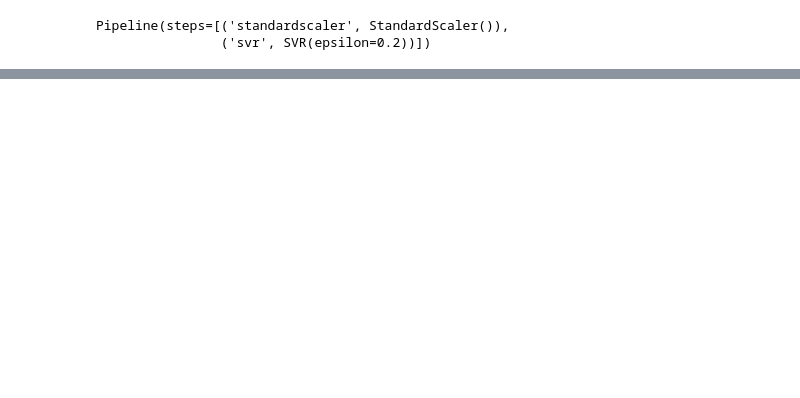
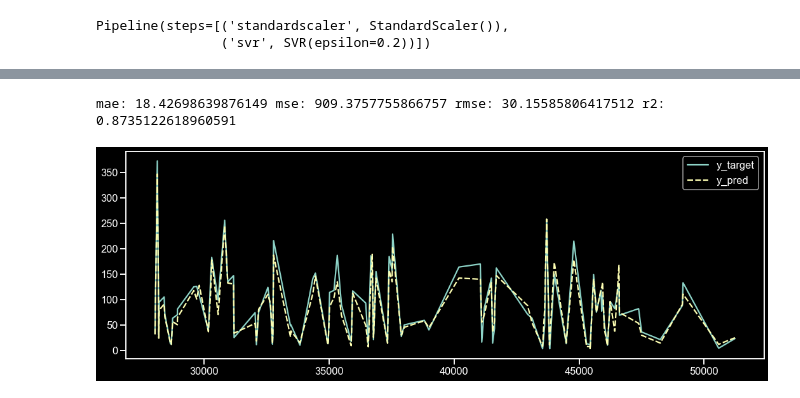
Before and after one commit to anargu/environmental-monitor, a Jupyter notebook: Testing Models.ipynb, the cells around one changed output, grey strips where cells are left out. Cells and saved outputs as stored; diff of their text form; code cells hidden in the pictures; blank space fills up the shorter version.

```diff
--- a/Testing Models.ipynb
+++ b/Testing Models.ipynb
@@ -79,0 +131,23 @@ array([ 85.34074914, 126.48188176,  91.59401883, ...,  81.75749069,
+# %%
+from mlxtend.feature_selection import ExhaustiveFeatureSelector
+
+# import the algorithm you want to evaluate on your features.
+from sklearn.linear_model import LinearRegression
+from sklearn.model_selection import train_test_split
+
+_x_fields = ["season","HUMI","TEMP","PRES","Iws","precipitation", "PM_Dongsihuan"]
+
+X_train = train_df[_x_fields]
+y_train = train_df['PM_Dongsi']
+
+X_test = test_df[_x_fields]
+y_test = test_df['PM_Dongsi']
+
+efs = get_extracted_features(X_train, y_train, model, len(_x_fields))
+# transform to the newly selected features.
+X_train_efs = efs.transform(X_train)
+X_test_efs = efs.transform(X_test)
+
+model = LinearRegression()
+
+model.fit(X_train_efs, y_train)
@@ -79,0 +161,8 @@ array([ 85.34074914, 126.48188176,  91.59401883, ...,  81.75749069,
+# %%
+y_pred = model.predict(X_test_efs)
+# %%
+compute_errors_y_pred_vs_test(y_pred, y_test)
+plot_y_pred_vs_test(y_pred, y_test)
+# %% [output]
+mae: 18.42698639876149 mse: 909.3757755866757 rmse: 30.15585806417512 r2: 0.8735122618960591
+[figure, added]
```
Also changed, not shown: parts of 20 cells of this notebook.
